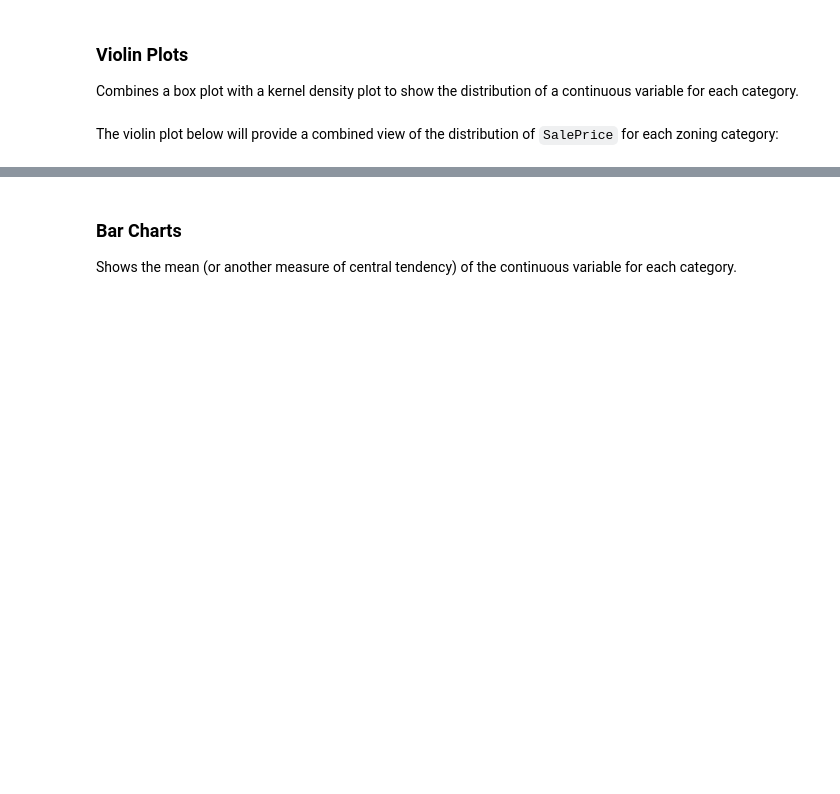
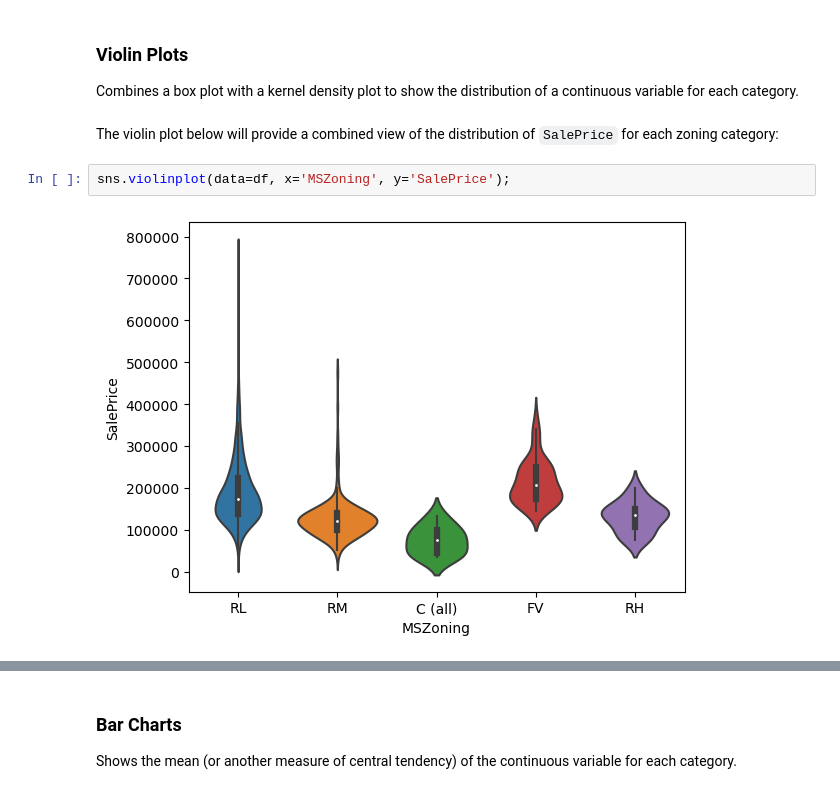
Before and after one commit to Ironhack-Data-Madrid-Enero-2024/apuntes_clase, a Jupyter notebook: semana_5/2.EDA_bivariate.ipynb, the cells around one changed output, grey strips where cells are left out. Drawn from its saved outputs; the diff is of its cells as text; blank space fills up the shorter version.

```diff
--- a/semana_5/2.EDA_bivariate.ipynb
+++ b/semana_5/2.EDA_bivariate.ipynb
@@ -84,3 +206,7 @@ We'll use the `MSZoning` as our categorical variable and `SalePrice` as our cont
 Combines a box plot with a kernel density plot to show the distribution of a continuous variable for each category.
 # %% [markdown]
 The violin plot below will provide a combined view of the distribution of `SalePrice` for each zoning category:
+# %%
+sns.violinplot(data=df, x='MSZoning', y='SalePrice');
+# %% [output]
+[figure, added]
```
Also changed, not shown: parts of 26 cells of this notebook.
